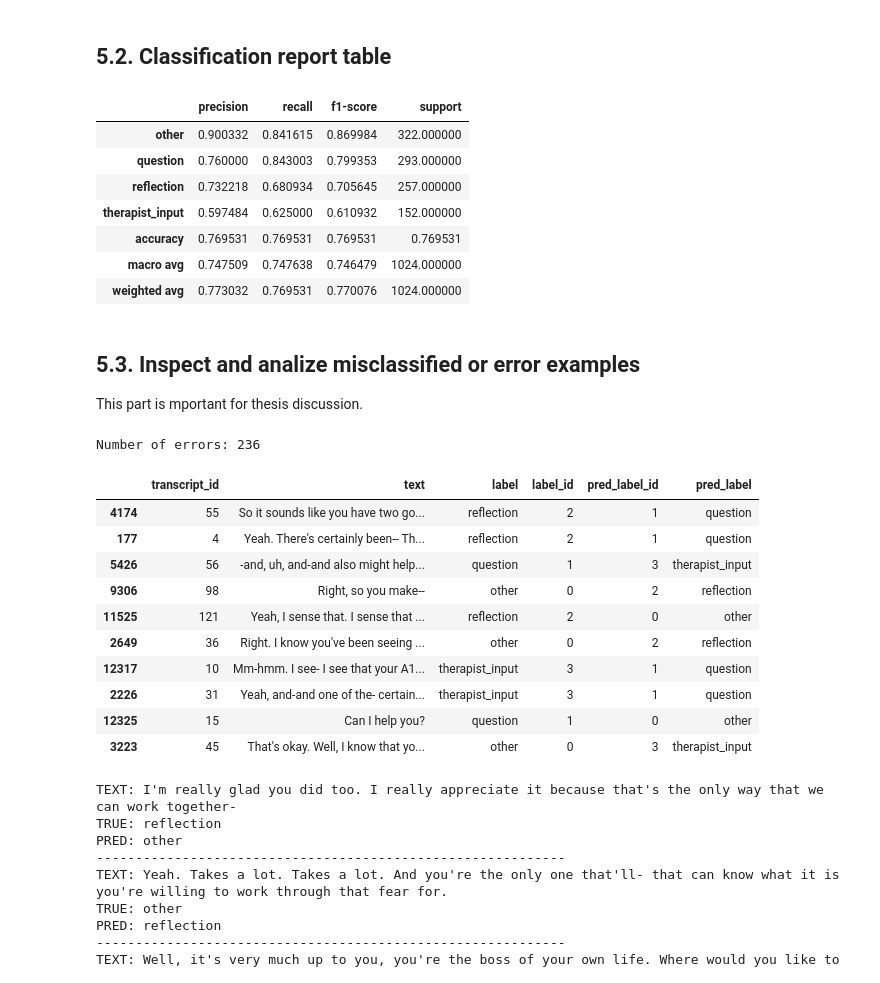
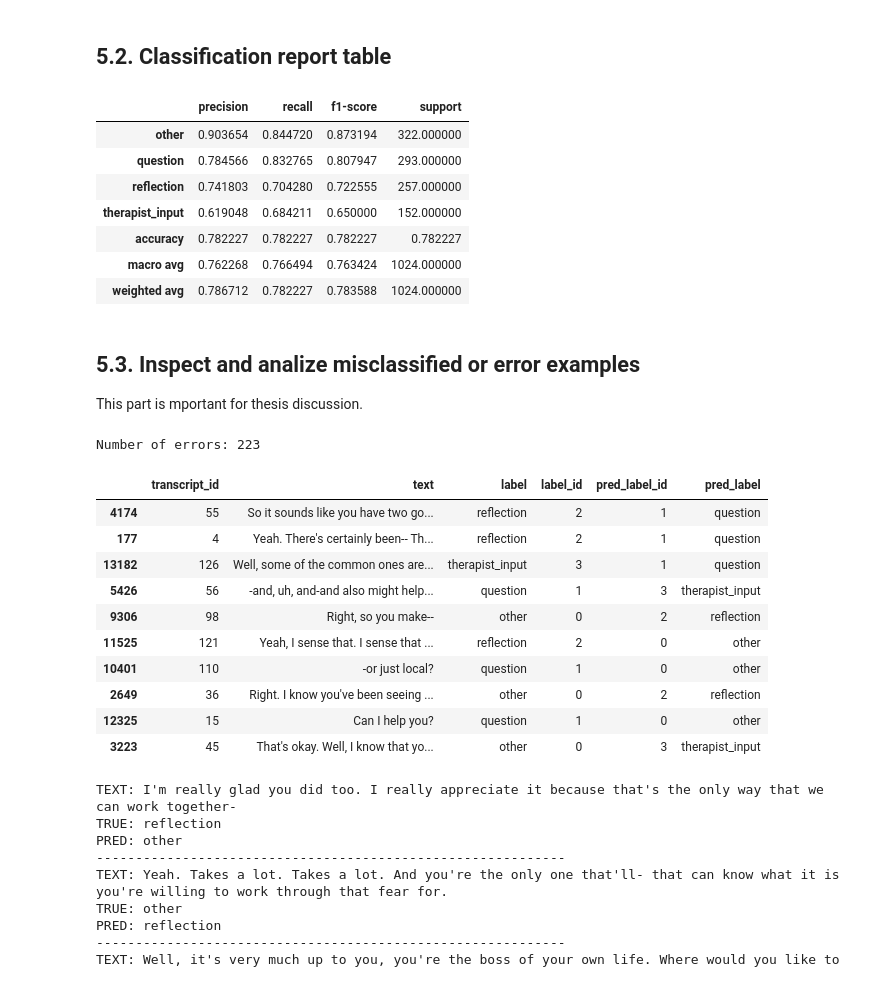
Before and after one commit to mthudangn/conversational-psychotherapy-fidelity, a Jupyter notebook: notebooks/thesis_pipeline.ipynb, the cells around one changed output. Cells and saved outputs as stored; diff of their text form; code cells hidden in the pictures.

```diff
--- a/notebooks/thesis_pipeline.ipynb
+++ b/notebooks/thesis_pipeline.ipynb
@@ -735,22 +735,21 @@ import pandas as pd
 
 report = classification_report(
     y_test,
-    y_pred_sbert_svm,
+    y_pred_sbert_lr,
     target_names=label_encoder.classes_,
     output_dict=True
 )
-
 report_df = pd.DataFrame(report).transpose()
 report_df
 # %% [output]
 |  | precision | recall | f1-score | support |
-| other | 0.900332 | 0.841615 | 0.869984 | 322.000000 |
-| question | 0.760000 | 0.843003 | 0.799353 | 293.000000 |
-| reflection | 0.732218 | 0.680934 | 0.705645 | 257.000000 |
-| therapist_input | 0.597484 | 0.625000 | 0.610932 | 152.000000 |
-| accuracy | 0.769531 | 0.769531 | 0.769531 | 0.769531 |
-| macro avg | 0.747509 | 0.747638 | 0.746479 | 1024.000000 |
-| weighted avg | 0.773032 | 0.769531 | 0.770076 | 1024.000000 |
+| other | 0.903654 | 0.844720 | 0.873194 | 322.000000 |
+| question | 0.784566 | 0.832765 | 0.807947 | 293.000000 |
+| reflection | 0.741803 | 0.704280 | 0.722555 | 257.000000 |
+| therapist_input | 0.619048 | 0.684211 | 0.650000 | 152.000000 |
+| accuracy | 0.782227 | 0.782227 | 0.782227 | 0.782227 |
+| macro avg | 0.762268 | 0.766494 | 0.763424 | 1024.000000 |
+| weighted avg | 0.786712 | 0.782227 | 0.783588 | 1024.000000 |
 # %%
 # # Save evaluation results
 # report_df.to_csv("classification_report_sbert_lr.csv")
@@ -761,24 +760,24 @@ report_df
 This part is mportant for thesis discussion.
 # %%
 test_df = test_df.copy()
-test_df["pred_label_id"] = y_pred_sbert_svm
+test_df["pred_label_id"] = y_pred_sbert_lr
 test_df["pred_label"] = label_encoder.inverse_transform(test_df["pred_label_id"])
 
 errors_df = test_df[test_df["label"] != test_df["pred_label"]]
 
 print("Number of errors:", len(errors_df))
 errors_df.head(10)
 # %% [output]
-Number of errors: 236
+Number of errors: 223
 |  | transcript_id | text | label | label_id | pred_label_id | pred_label |
 | 4174 | 55 | So it sounds like you have two go... | reflection | 2 | 1 | question |
 | 177 | 4 | Yeah. There's certainly been-- Th... | reflection | 2 | 1 | question |
+| 13182 | 126 | Well, some of the common ones are... | therapist_input | 3 | 1 | question |
 | 5426 | 56 | -and, uh, and-and also might help... | question | 1 | 3 | therapist_input |
 | 9306 | 98 | Right, so you make-- | other | 0 | 2 | reflection |
 | 11525 | 121 | Yeah, I sense that. I sense that ... | reflection | 2 | 0 | other |
+| 10401 | 110 | -or just local? | question | 1 | 0 | other |
 | 2649 | 36 | Right. I know you've been seeing ... | other | 0 | 2 | reflection |
-| 12317 | 10 | Mm-hmm. I see- I see that your A1... | therapist_input | 3 | 1 | question |
-| 2226 | 31 | Yeah, and-and one of the- certain... | therapist_input | 3 | 1 | question |
 | 12325 | 15 | Can I help you? | question | 1 | 0 | other |
 | 3223 | 45 | That's okay. Well, I know that yo... | other | 0 | 3 | therapist_input |
 # %%
```
